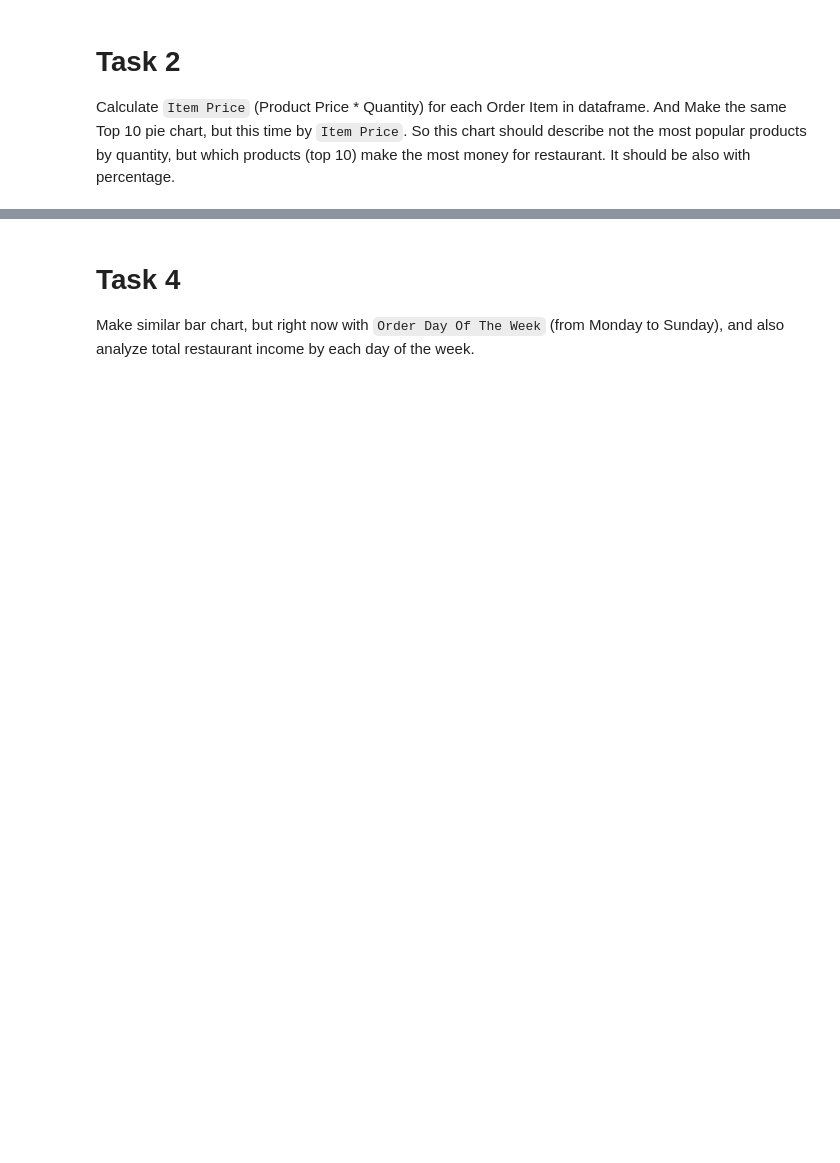
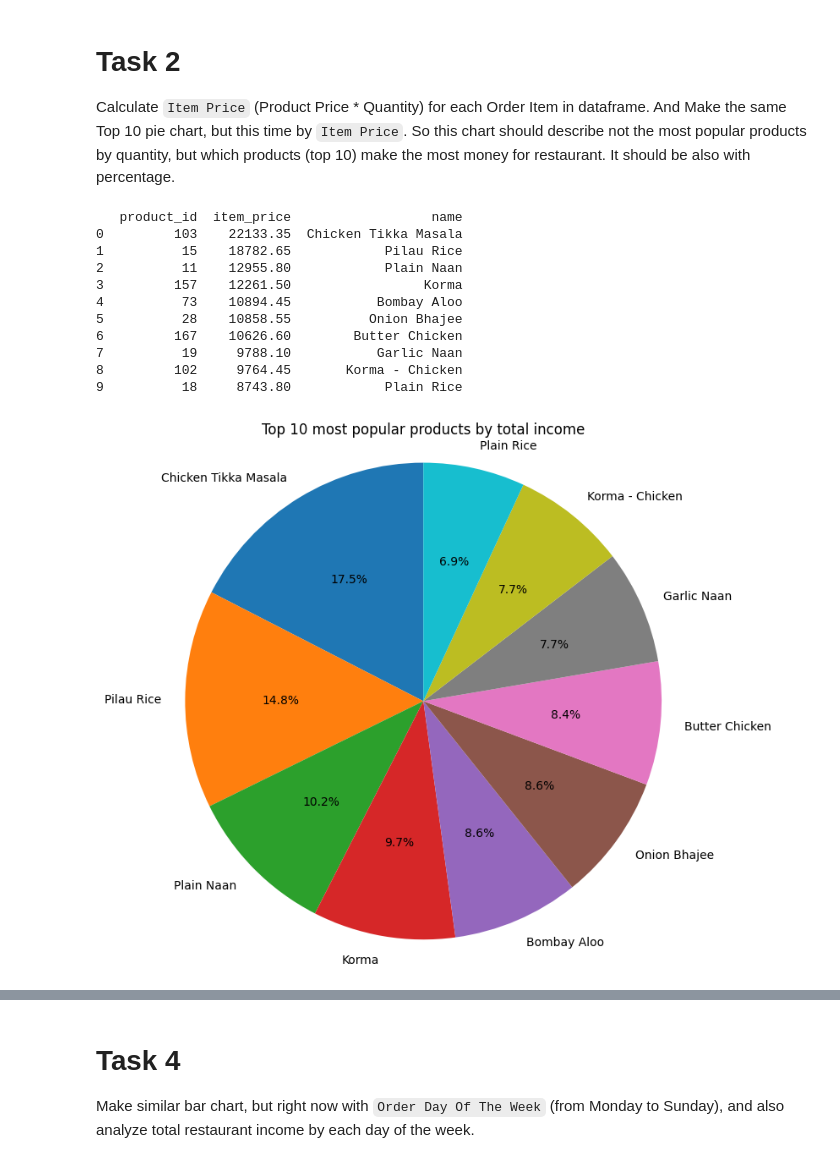
Before and after one commit to yashkunn/py-restaurant-data-analysis, a Jupyter notebook: app/main.ipynb, the cells around one changed output, grey strips where cells are left out. Saved outputs shown, nothing was run; the diff lists cells and outputs as text; code cells hidden in the pictures; blank space fills up the shorter version.

```diff
--- a/app/main.ipynb
+++ b/app/main.ipynb
@@ -27,3 +63,29 @@ And Make the same Top 10 pie chart, but this time by `Item Price`. So this chart
+# %%
+df["item_price"] = df["price"] * df["quantity"]
+product_sales = df.groupby("product_id")["item_price"].sum().reset_index()
+top_10_products = product_sales.sort_values(by="item_price", ascending=False).head(10)
+product_df = df[["product_id", "name"]].drop_duplicates()
+top_10_products = pd.merge(top_10_products, product_df[["product_id", "name"]], on="product_id", how="inner")
+
+plt.figure(figsize=(8, 8))
+plt.pie(top_10_products["item_price"], labels=top_10_products["name"], autopct="%1.1f%%", startangle=90)
+plt.title("Top 10 most popular products by total income")
+plt.axis("equal")
+print(top_10_products)
+plt.show()
+# %% [output]
+   product_id  item_price                  name
+0         103    22133.35  Chicken Tikka Masala
+1          15    18782.65            Pilau Rice
+2          11    12955.80            Plain Naan
+3         157    12261.50                 Korma
+4          73    10894.45           Bombay Aloo
+5          28    10858.55          Onion Bhajee
+6         167    10626.60        Butter Chicken
+7          19     9788.10           Garlic Naan
+8         102     9764.45       Korma - Chicken
+9          18     8743.80            Plain Rice
+[figure, added]
 # %% [markdown]
 # Task 3
 Calculate `Order Hour` based on `Order Datetime`, which will tell about the specific our the order was created (from 0 to 23). Using `Order Hour` create a bar chart, which will tell the total restaurant income based on the hour order was created. So on x-axis - it will be values from 0 to 23 (hours), on y-axis - it will be the total sum of order prices, which were sold on that hour.
```
Also changed, not shown: parts of 10 cells of this notebook, 1 other file.
